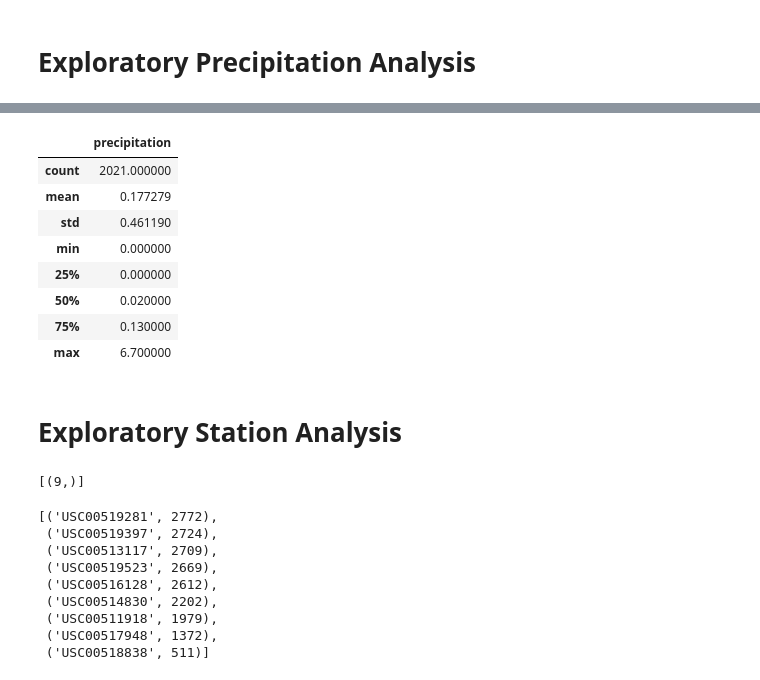
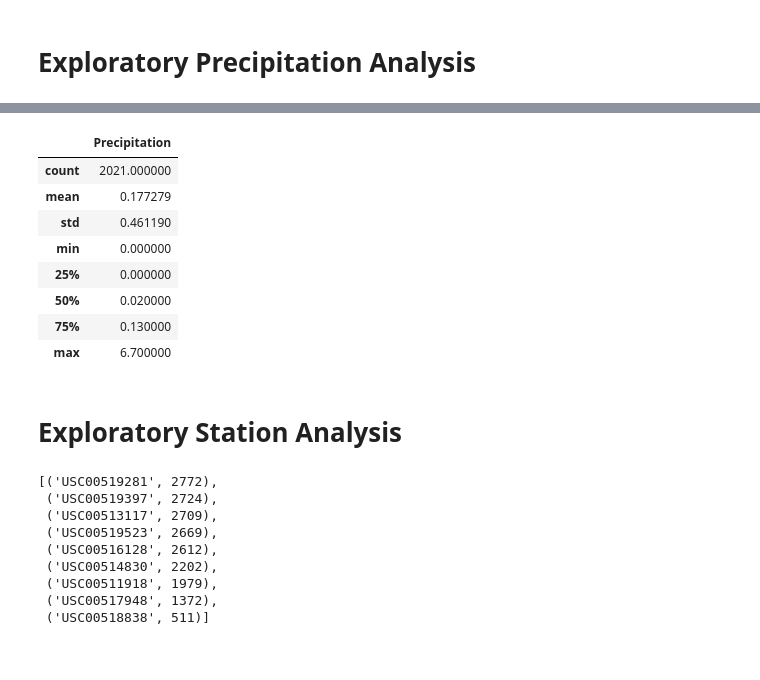
Before and after one commit to downleft/sqlalchemy-challenge, a Jupyter notebook: SurfsUp/climate_starter.ipynb, the cells around one changed output, grey strips where cells are left out. Drawn from its saved outputs; the diff is of its cells as text; code cells hidden in the pictures.

```diff
--- a/SurfsUp/climate_starter.ipynb
+++ b/SurfsUp/climate_starter.ipynb
@@ -56,0 +71,19 @@ session.query(Measurement.date).order_by(Measurement.date.desc()).first()
+# %%
+# Design a query to retrieve the last 12 months of precipitation data and plot the results.
+# Starting from the most recent data point in the database.
+
+# Calculate the date one year from the last date in data set.
+anniversary = dt.date(2017, 8, 23) - dt.timedelta(days = 365)
+
+# Perform a query to retrieve the data and precipitation scores
+sel = [Measurement.date, Measurement.prcp]
+year_data = session.query(*sel).filter(func.strftime(Measurement.date) >= anniversary).all()
+
+# Save the query results as a Pandas DataFrame. Explicitly set the column names
+year_df = pd.DataFrame(year_data, columns = ["Date", "Precipitation"])
+
+# Sort the dataframe by date
+year_df = year_df.sort_values(by = "Date")
+
+# Use Pandas Plotting with Matplotlib to plot the data
+year_df.plot(kind = "bar", grid = True, stacked = True, figsize = (20,10), linewidth = 0.1)
@@ -56,0 +93,3 @@ session.query(Measurement.date).order_by(Measurement.date.desc()).first()
+# %%
+year_df = year_df.groupby(["Date"]).max()
+year_df.plot(kind = "bar", grid = True, stacked = True, figsize = (40,20), linewidth = 1)
@@ -77,7 +116,8 @@ Text(0, 0.5, 'Inches')
 # %%
 # Use Pandas to calculate the summary statistics for the precipitation data
+year_df.describe()
 # %% [output]
-|  | precipitation |
+|  | Precipitation |
 | count | 2021.000000 |
 | mean | 0.177279 |
 | std | 0.461190 |
@@ -90,7 +130,6 @@ Text(0, 0.5, 'Inches')
 # Exploratory Station Analysis
 # %%
 # Design a query to calculate the total number of stations in the dataset
+stations = session.query(Measurement.station).distinct().count()
-# %% [output]
-[(9,)]
 # %%
 # Design a query to find the most active stations (i.e. which stations have the most rows?)
```
Also changed, not shown: parts of 10 cells of this notebook, 2 other files.
